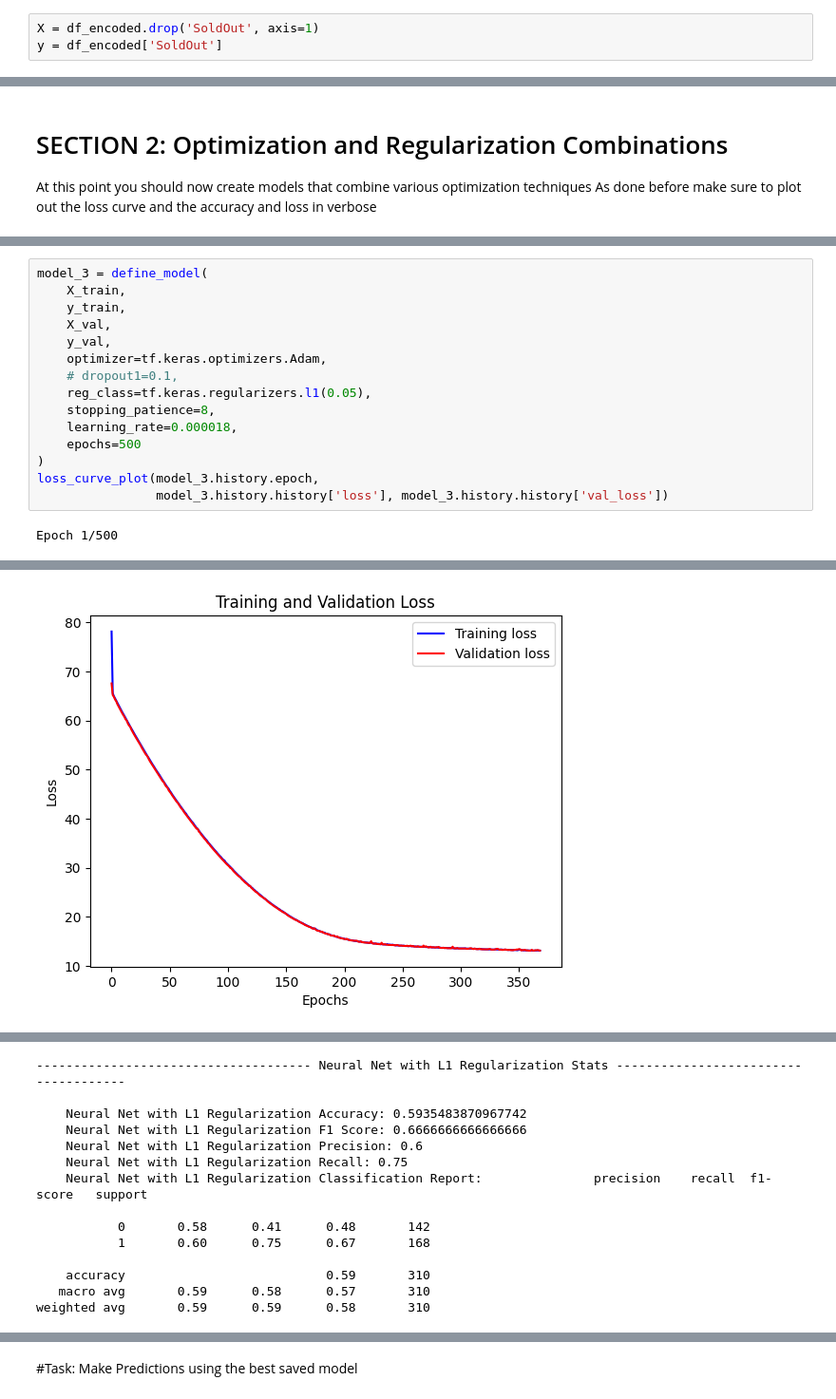
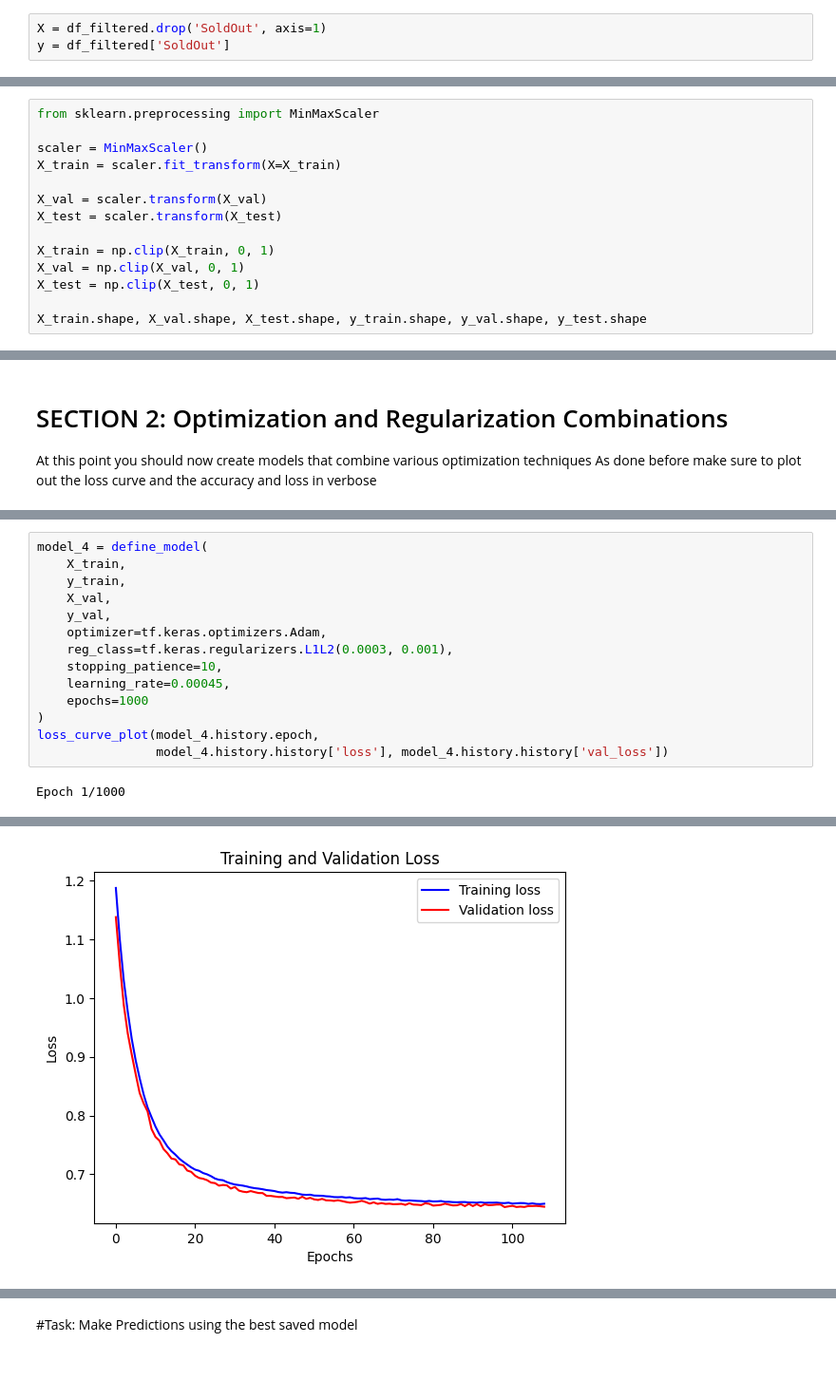
Before and after one commit to Adisa-Shobi/Intro_ML_Summative, a Jupyter notebook: notebook.ipynb, the cells around one changed output, grey strips where cells are left out. Shown: that part at 95% size. Saved outputs shown, nothing was run; the diff lists cells and outputs as text; blank space fills up the shorter version.

```diff
--- a/notebook.ipynb
+++ b/notebook.ipynb
@@ -161,8 +239,8 @@ plot_imbalance_graph(df_encoded, colns)
 # %% [output]
 [figure]
 # %%
-X = df_encoded.drop('SoldOut', axis=1)
-y = df_encoded['SoldOut']
+X = df_filtered.drop('SoldOut', axis=1)
+y = df_filtered['SoldOut']
 # %%
 # TO DO: Load Data (Seprate into: Train, Validation and test sets)
 
@@ -176,3 +254,17 @@ def get_train_test_val(X: DataFrame, y: Series) -> tuple:
     return X_train, y_train, X_test, y_test, X_val, y_val
 # %%
 X_train, y_train, X_test, y_test, X_val, y_val = get_train_test_val(X, y)
+# %%
+from sklearn.preprocessing import MinMaxScaler
+
+scaler = MinMaxScaler()
+X_train = scaler.fit_transform(X=X_train)
+
+X_val = scaler.transform(X_val)
+X_test = scaler.transform(X_test)
+
+X_train = np.clip(X_train, 0, 1)
+X_val = np.clip(X_val, 0, 1)
+X_test = np.clip(X_test, 0, 1)
+
+X_train.shape, X_val.shape, X_test.shape, y_train.shape, y_val.shape, y_test.shape
@@ -532,17 +658,16 @@ weighted avg       0.59      0.58      0.58       310
 # %%
-model_3 = define_model(
+model_4 = define_model(
     X_train,
     y_train,
     X_val,
     y_val,
     optimizer=tf.keras.optimizers.Adam,
-    # dropout1=0.1,
-    reg_class=tf.keras.regularizers.l1(0.05),
-    stopping_patience=8,
-    learning_rate=0.000018,
-    epochs=500
+    reg_class=tf.keras.regularizers.L1L2(0.0003, 0.001),
+    stopping_patience=10,
+    learning_rate=0.00045,
+    epochs=1000
 )
-loss_curve_plot(model_3.history.epoch,
-                model_3.history.history['loss'], model_3.history.history['val_loss'])
+loss_curve_plot(model_4.history.epoch,
+                model_4.history.history['loss'], model_4.history.history['val_loss'])
 # %% [output]
-Epoch 1/500
+Epoch 1/1000
@@ -566 +691 @@ Epoch 369/500
-[figure, old version]
+[figure, new version]
@@ -570,14 +691,0 @@ Epoch 369/500
-------------------------------------- Neural Net with L1 Regularization Stats -------------------------------------
-
-    Neural Net with L1 Regularization Accuracy: 0.5935483870967742
-    Neural Net with L1 Regularization F1 Score: 0.6666666666666666
-    Neural Net with L1 Regularization Precision: 0.6
-    Neural Net with L1 Regularization Recall: 0.75
-    Neural Net with L1 Regularization Classification Report:               precision    recall  f1-score   support
-
-           0       0.58      0.41      0.48       142
-           1       0.60      0.75      0.67       168
-
-    accuracy                           0.59       310
-   macro avg       0.59      0.58      0.57       310
-weighted avg       0.59      0.59      0.58       310
```
Also changed, not shown: parts of 19 cells of this notebook, 6 other files.
